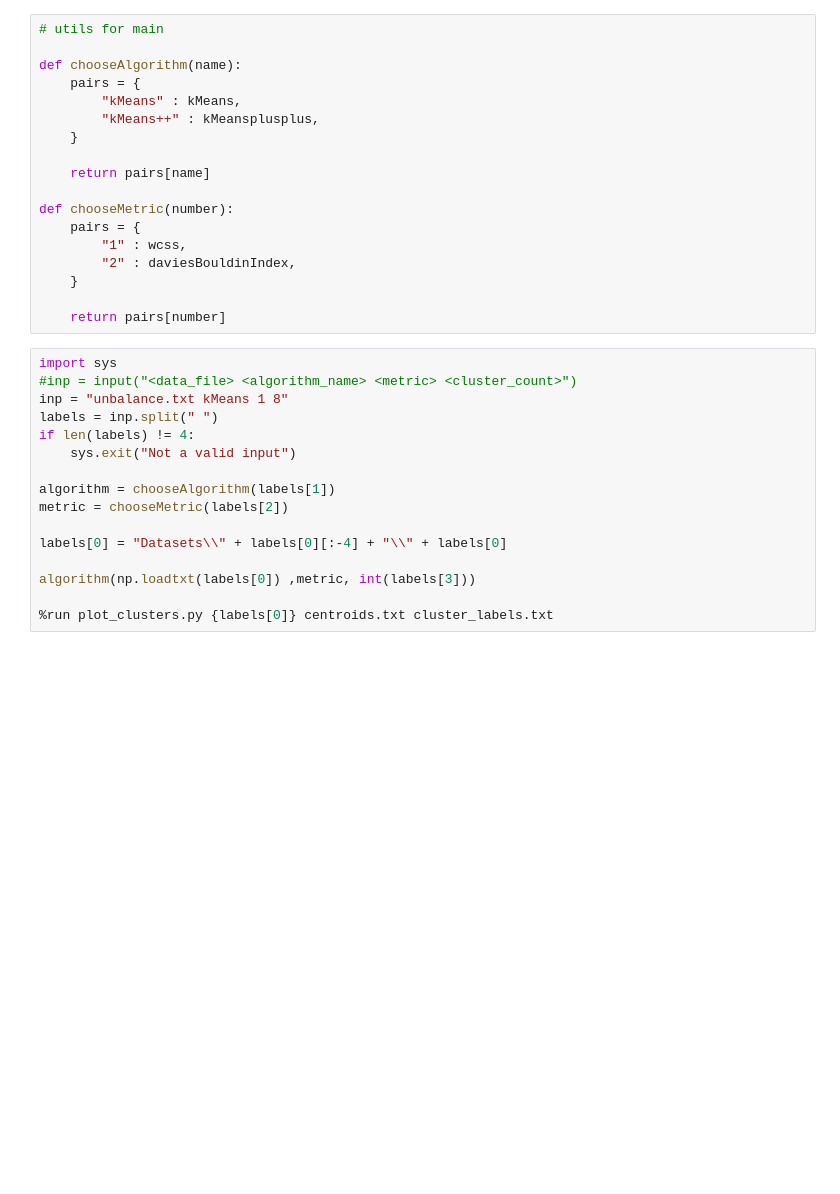
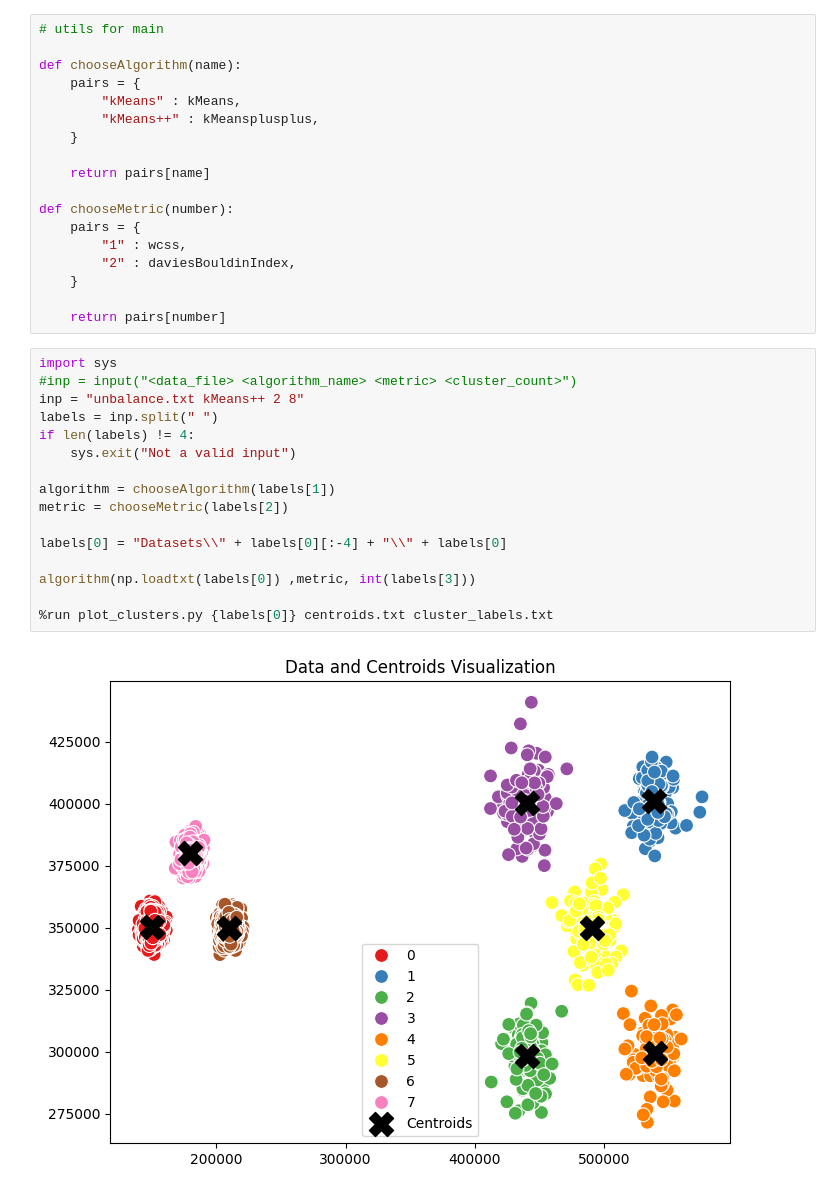
Before and after one commit to bugybon/AI, a Jupyter notebook: kmeans.ipynb, the cells around one changed output. Saved outputs shown, nothing was run; the diff lists cells and outputs as text; blank space fills up the shorter version.

```diff
--- a/kmeans.ipynb
+++ b/kmeans.ipynb
@@ -93,16 +93,18 @@ def chooseMetric(number):
 # %%
 import sys
 #inp = input("<data_file> <algorithm_name> <metric> <cluster_count>")
-inp = "unbalance.txt kMeans 1 8"
+inp = "unbalance.txt kMeans++ 2 8"
 labels = inp.split(" ")
 if len(labels) != 4:
     sys.exit("Not a valid input")
 
 algorithm = chooseAlgorithm(labels[1])
 metric = chooseMetric(labels[2])
 
 labels[0] = "Datasets\\" + labels[0][:-4] + "\\" + labels[0]
 
 algorithm(np.loadtxt(labels[0]) ,metric, int(labels[3]))
 
 %run plot_clusters.py {labels[0]} centroids.txt cluster_labels.txt
+# %% [output]
+[figure, added]
```
Also changed, not shown: 2 other files.
